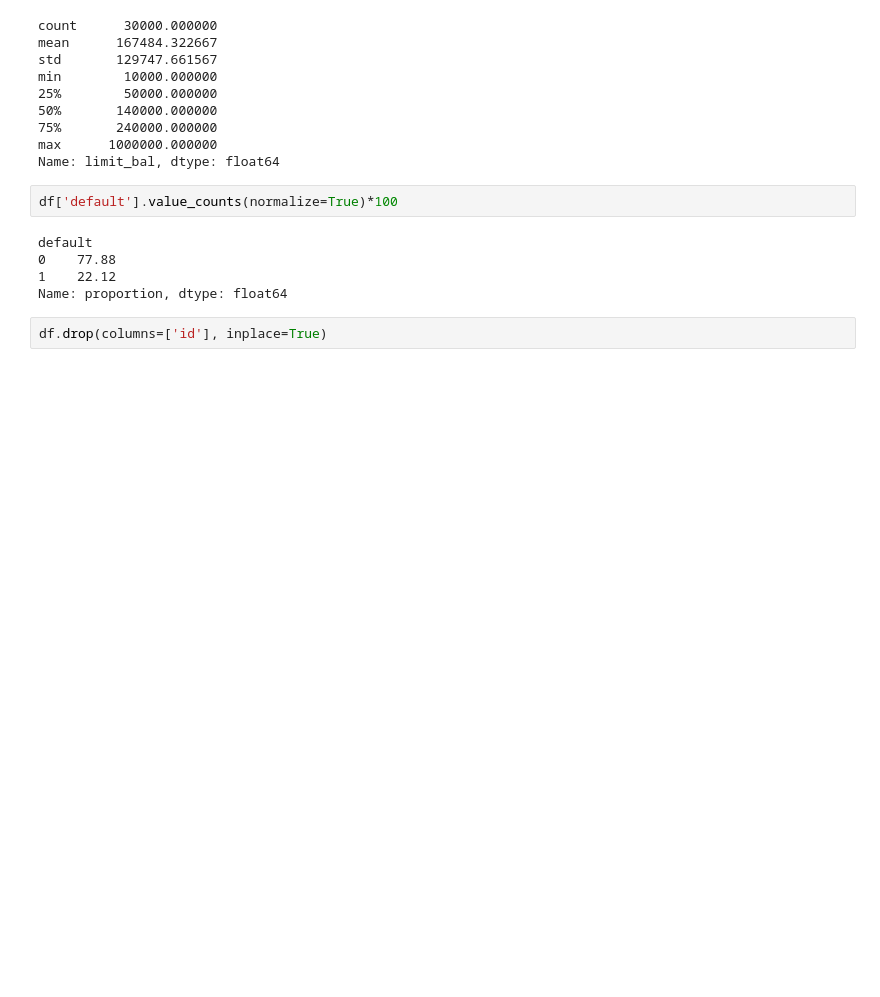
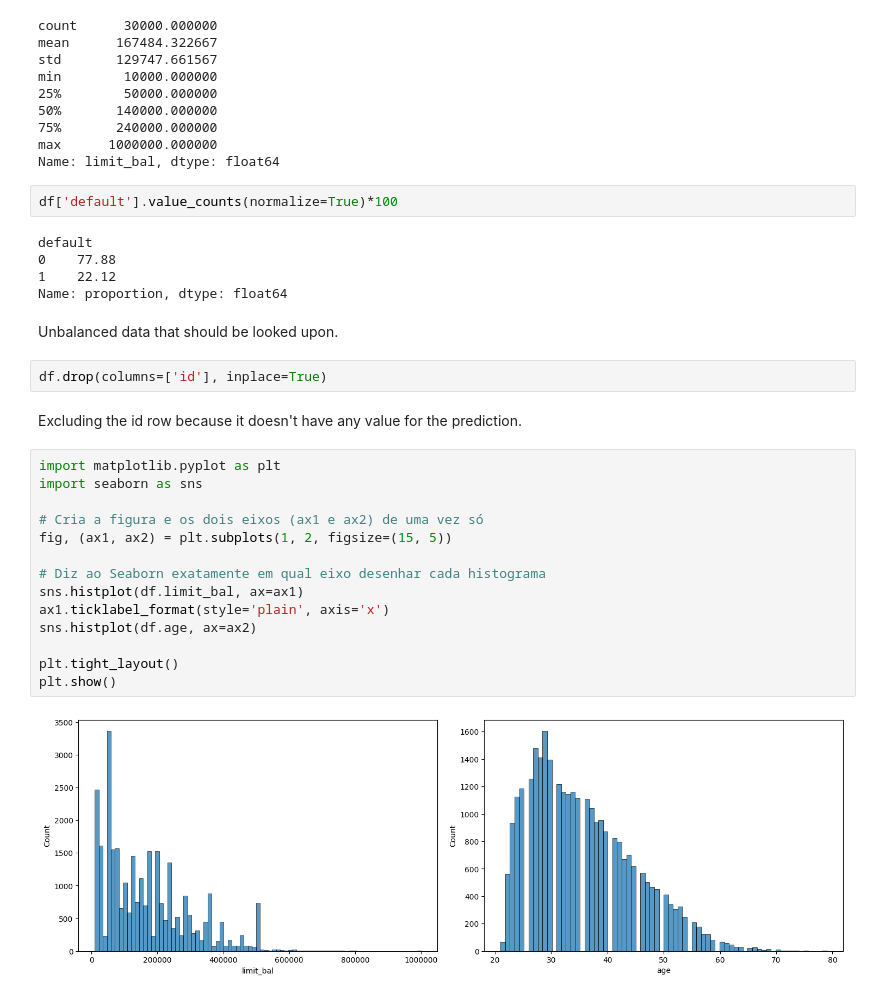
Before and after one commit to ASFischer/credit_risk, a Jupyter notebook: notebooks/eda.ipynb, the cells around one changed output. Drawn from its saved outputs; the diff is of its cells as text; blank space fills up the shorter version.

```diff
--- a/notebooks/eda.ipynb
+++ b/notebooks/eda.ipynb
@@ -226,5 +218,25 @@ default
 0    77.88
 1    22.12
 Name: proportion, dtype: float64
+# %% [markdown]
+Unbalanced data that should be looked upon.
 # %%
 df.drop(columns=['id'], inplace=True)
+# %% [markdown]
+Excluding the id row because it doesn't have any value for the prediction.
+# %%
+import matplotlib.pyplot as plt
+import seaborn as sns
+
+# Cria a figura e os dois eixos (ax1 e ax2) de uma vez só
+fig, (ax1, ax2) = plt.subplots(1, 2, figsize=(15, 5))
+
+# Diz ao Seaborn exatamente em qual eixo desenhar cada histograma
+sns.histplot(df.limit_bal, ax=ax1)
+ax1.ticklabel_format(style='plain', axis='x')
+sns.histplot(df.age, ax=ax2)
+
+plt.tight_layout()
+plt.show()
+# %% [output]
+[figure, added]
```
Also changed, not shown: parts of 4 cells of this notebook, 1 other file.
